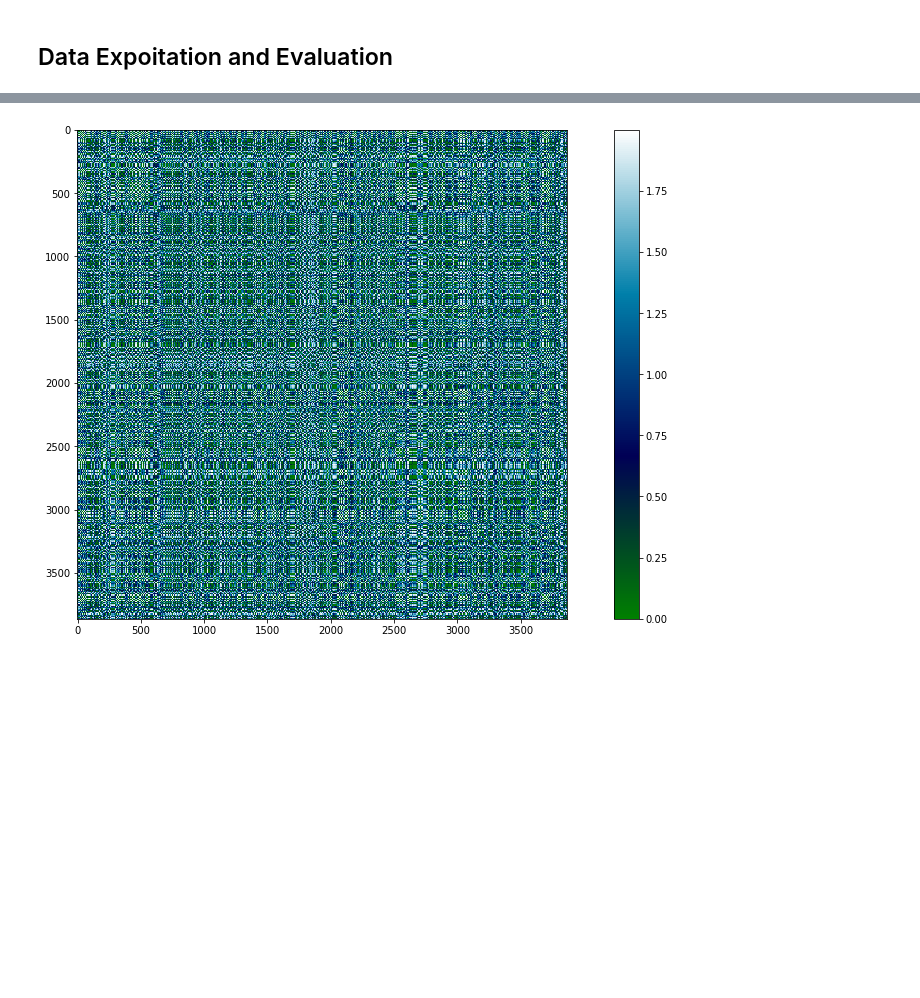
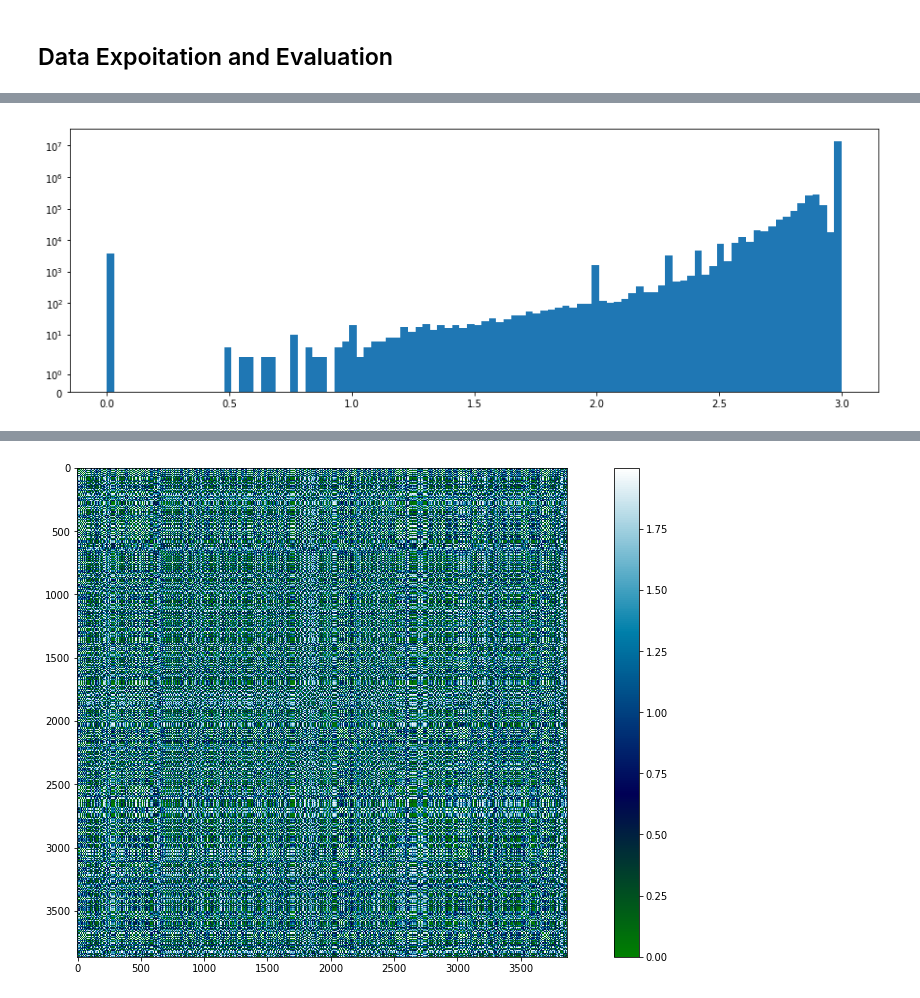
Before and after one commit to MilicaNovak/FinalProjectNTDS2017, a Jupyter notebook: ReportNotebook/LightReport-Working-In-Progress.ipynb, the cells around one changed output, grey strips where cells are left out. Cells and saved outputs as stored; diff of their text form; code cells hidden in the pictures; blank space fills up the shorter version.

```diff
--- a/ReportNotebook/LightReport-Working-In-Progress.ipynb
+++ b/ReportNotebook/LightReport-Working-In-Progress.ipynb
@@ -160,0 +46,11 @@ for i in range(len(Frames)):
+# %%
+Movies['actors']               = Movies['actors'].apply(lambda x: x.replace(" ", "_"))
+Movies['keywords']             = Movies['keywords'].apply(lambda x: x.replace(" ", "_"))
+Movies['crew_names']           = Movies['crew_names'].apply(lambda x: x.replace(" ", "_"))
+Movies['production_companies'] = Movies['production_companies'].apply(lambda x: x.replace(" ", "_"))
+
+Frames = []
+for feature in ['prime_actors','prime_keywords','prime_crew_names']:
+    Frames.append(((ProcessCategorical(Movies,feature)).fillna(0)))
+
+print("DONE")
@@ -160,0 +75,2 @@ for i in range(len(Frames)):
+# %%
+all_distances = DropZeroLinesAndGetDistanes(Frames)
@@ -160,0 +79,12 @@ for i in range(len(Frames)):
+# %%
+%matplotlib inline
+#distaces in Actors
+#PlotMatrix(all_distances[0])
+#distaces in keywords
+#PlotMatrix(all_distances[1])
+#distaces in crew
+#PlotMatrix(all_distances[2])
+
+CatDistances = (all_distances[0] + all_distances[1] + all_distances[2])/3
+#categorical distances
+PlotMatrix(CatDistances)
@@ -160,0 +93,8 @@ for i in range(len(Frames)):
+# %%
+#CatDistance distribution
+fig, axes = plt.subplots(figsize=(15, 5))
+axes.set(yscale="symlog")
+plt.rcParams['figure.figsize'] = (17, 9)
+plt.hist(CatDistances.reshape(-1), bins=100);
+# %% [output]
+[figure, added]
```
Also changed, not shown: parts of 26 cells of this notebook, 8 other files.
